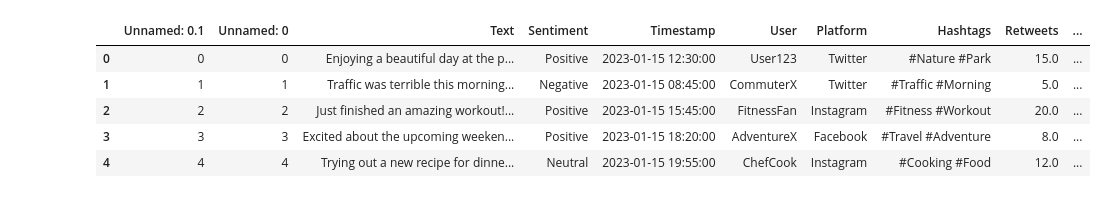
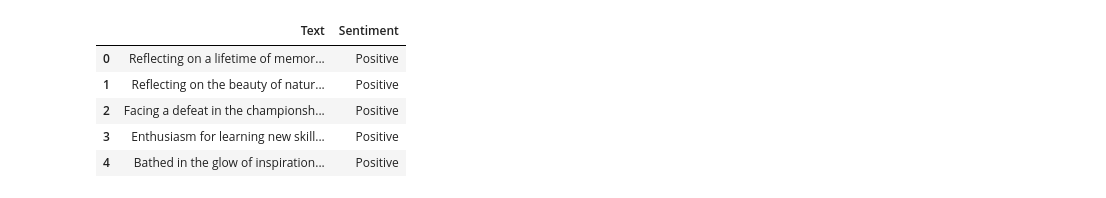
Before and after one commit to remyben-creator/ML_final_project, a Jupyter notebook: multiclass_logistics.ipynb, the cells around one changed output. Cells and saved outputs as stored; diff of their text form; code cells hidden in the pictures.

```diff
--- a/multiclass_logistics.ipynb
+++ b/multiclass_logistics.ipynb
@@ -1,18 +1,18 @@
 # %%
 #load sentiments_grouped.csv
 
 import pandas as pd
 import numpy as np
 
-df = pd.read_csv('sentiments_grouped.csv')
+df = pd.read_csv('balanced_sentimentdataset.csv')
 
 #df = df.dropna()
 
 df.head()
 # %% [output]
-|  | Unnamed: 0.1 | Unnamed: 0 | Text | Sentiment | Timestamp | User | Platform | Hashtags | Retweets | ... |
-| 0 | 0 | 0 | Enjoying a beautiful day at the p... | Positive | 2023-01-15 12:30:00 | User123 | Twitter | #Nature #Park | 15.0 | ... |
-| 1 | 1 | 1 | Traffic was terrible this morning... | Negative | 2023-01-15 08:45:00 | CommuterX | Twitter | #Traffic #Morning | 5.0 | ... |
-| 2 | 2 | 2 | Just finished an amazing workout!... | Positive | 2023-01-15 15:45:00 | FitnessFan | Instagram | #Fitness #Workout | 20.0 | ... |
-| 3 | 3 | 3 | Excited about the upcoming weeken... | Positive | 2023-01-15 18:20:00 | AdventureX | Facebook | #Travel #Adventure | 8.0 | ... |
-| 4 | 4 | 4 | Trying out a new recipe for dinne... | Neutral | 2023-01-15 19:55:00 | ChefCook | Instagram | #Cooking #Food | 12.0 | ... |
+|  | Text | Sentiment |
+| 0 | Reflecting on a lifetime of memor... | Positive |
+| 1 | Reflecting on the beauty of natur... | Positive |
+| 2 | Facing a defeat in the championsh... | Positive |
+| 3 | Enthusiasm for learning new skill... | Positive |
+| 4 | Bathed in the glow of inspiration... | Positive |
```
Also changed, not shown: parts of 24 cells of this notebook, 5 other files.
